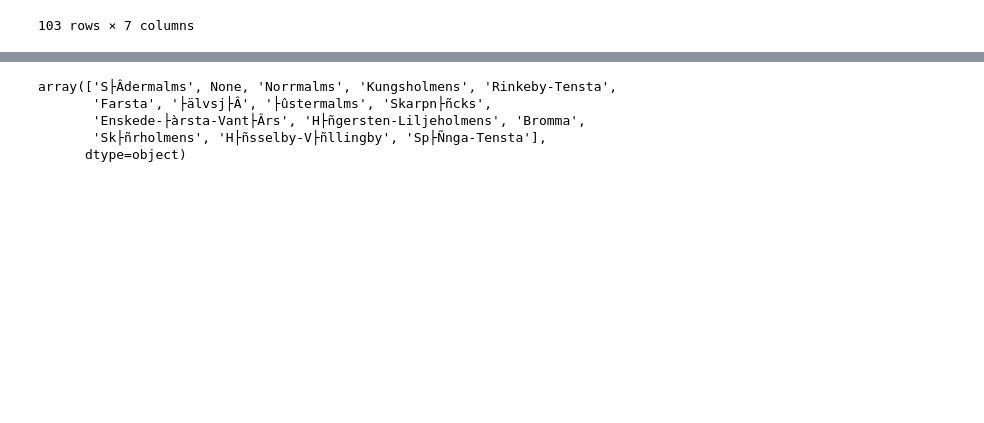
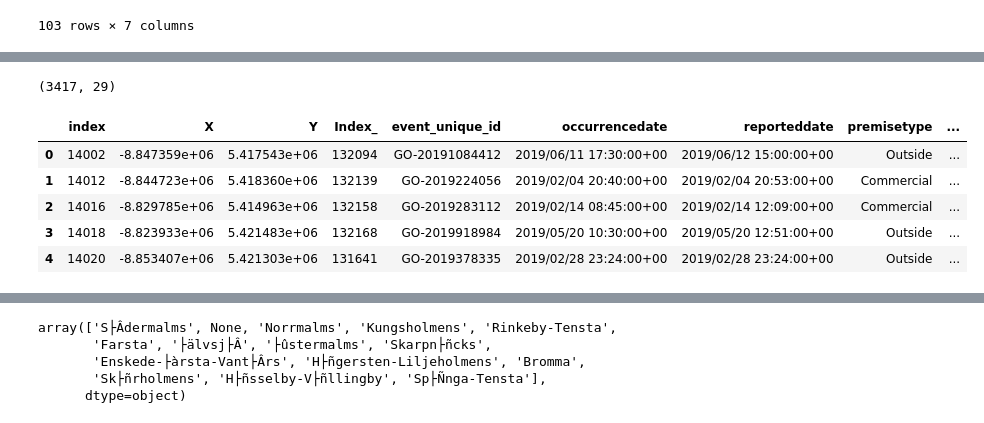
Before and after one commit to faxmaskinen/SimiliarNeighborhoods, a Jupyter notebook: scripts/similiar_neighborhoods.ipynb, the cells around one changed output, grey strips where cells are left out. Drawn from its saved outputs; the diff is of its cells as text; code cells hidden in the pictures; blank space fills up the shorter version.

```diff
--- a/scripts/similiar_neighborhoods.ipynb
+++ b/scripts/similiar_neighborhoods.ipynb
@@ -313,0 +327,13 @@ df_to_neighborhoods
+# %%
+df_to_crime_2019 = df_to_crime_all[ df_to_crime_all['reportedyear']==2019 ]
+print(df_to_crime_2019.shape)
+df_to_crime_2019.reset_index(inplace=True)
+df_to_crime_2019.head()
+# %% [output]
+(3417, 29)
+|  | index | X | Y | Index_ | event_unique_id | occurrencedate | reporteddate | premisetype | ... |
+| 0 | 14002 | -8.847359e+06 | 5.417543e+06 | 132094 | GO-20191084412 | 2019/06/11 17:30:00+00 | 2019/06/12 15:00:00+00 | Outside | ... |
+| 1 | 14012 | -8.844723e+06 | 5.418360e+06 | 132139 | GO-2019224056 | 2019/02/04 20:40:00+00 | 2019/02/04 20:53:00+00 | Commercial | ... |
+| 2 | 14016 | -8.829785e+06 | 5.414963e+06 | 132158 | GO-2019283112 | 2019/02/14 08:45:00+00 | 2019/02/14 12:09:00+00 | Commercial | ... |
+| 3 | 14018 | -8.823933e+06 | 5.421483e+06 | 132168 | GO-2019918984 | 2019/05/20 10:30:00+00 | 2019/05/20 12:51:00+00 | Outside | ... |
+| 4 | 14020 | -8.853407e+06 | 5.421303e+06 | 131641 | GO-2019378335 | 2019/02/28 23:24:00+00 | 2019/02/28 23:24:00+00 | Outside | ... |
```
Also changed, not shown: parts of 29 cells of this notebook.
